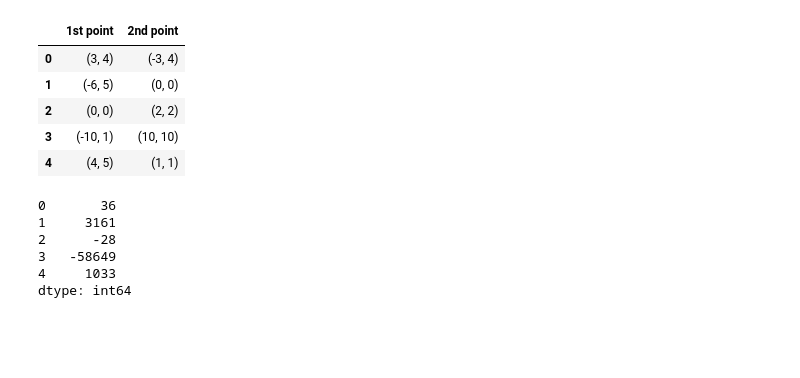
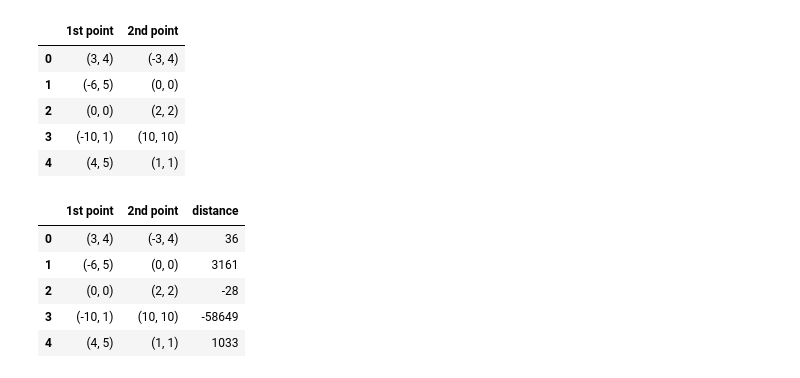
Before and after one commit to AzadMehedi/Pandas, a Jupyter notebook: Important_DataFrame_Methods.ipynb, the cells around one changed output. Saved outputs shown, nothing was run; the diff lists cells and outputs as text; code cells hidden in the pictures; blank space fills up the shorter version.

```diff
--- a/Important_DataFrame_Methods.ipynb
+++ b/Important_DataFrame_Methods.ipynb
@@ -1100,11 +1100,12 @@ def eiclidean(row):
 
   return (pt_A[0] - pt_B[0])**2 + (pt_A[1] - pt_B[1])**5
 # %%
-points_df.apply(eiclidean, axis=1)
+points_df['distance'] = points_df.apply(eiclidean, axis=1)
+points_df
 # %% [output]
-0       36
-1     3161
-2      -28
-3   -58649
-4     1033
-dtype: int64
+|  | 1st point | 2nd point | distance |
+| 0 | (3, 4) | (-3, 4) | 36 |
+| 1 | (-6, 5) | (0, 0) | 3161 |
+| 2 | (0, 0) | (2, 2) | -28 |
+| 3 | (-10, 1) | (10, 10) | -58649 |
+| 4 | (4, 5) | (1, 1) | 1033 |
```
